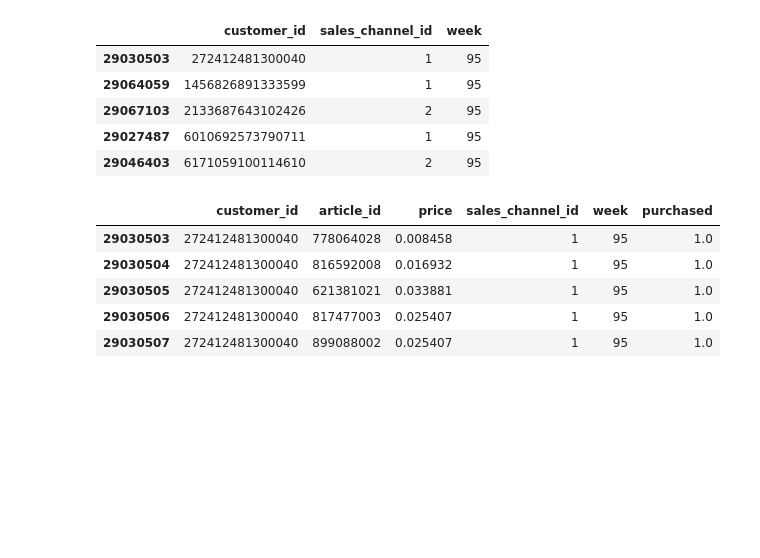
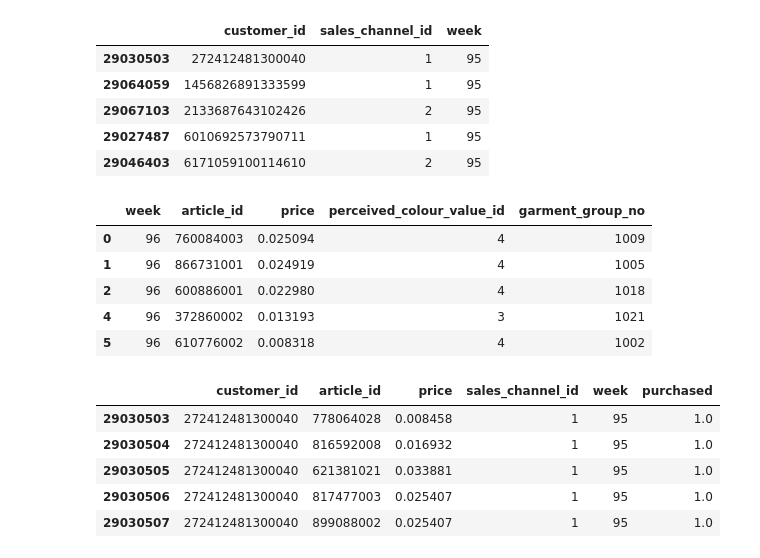
Before and after one commit to LienM/ai-project-22-23, a Jupyter notebook: RobbeLauwers/lecture6_part2.ipynb, the cells around one changed output. Cells and saved outputs as stored; diff of their text form; code cells hidden in the pictures; blank space fills up the shorter version.

```diff
--- a/RobbeLauwers/lecture6_part2.ipynb
+++ b/RobbeLauwers/lecture6_part2.ipynb
@@ -433,0 +564,9 @@ data.purchased.fillna(0, inplace=True)
+# %%
+sales_selected_feature.head()
+# %% [output]
+|  | week | article_id | price | perceived_colour_value_id | garment_group_no |
+| 0 | 96 | 760084003 | 0.025094 | 4 | 1009 |
+| 1 | 96 | 866731001 | 0.024919 | 4 | 1005 |
+| 2 | 96 | 600886001 | 0.022980 | 4 | 1018 |
+| 4 | 96 | 372860002 | 0.013193 | 3 | 1021 |
+| 5 | 96 | 610776002 | 0.008318 | 4 | 1002 |
```
Also changed, not shown: parts of 21 cells of this notebook, 1 other file.
